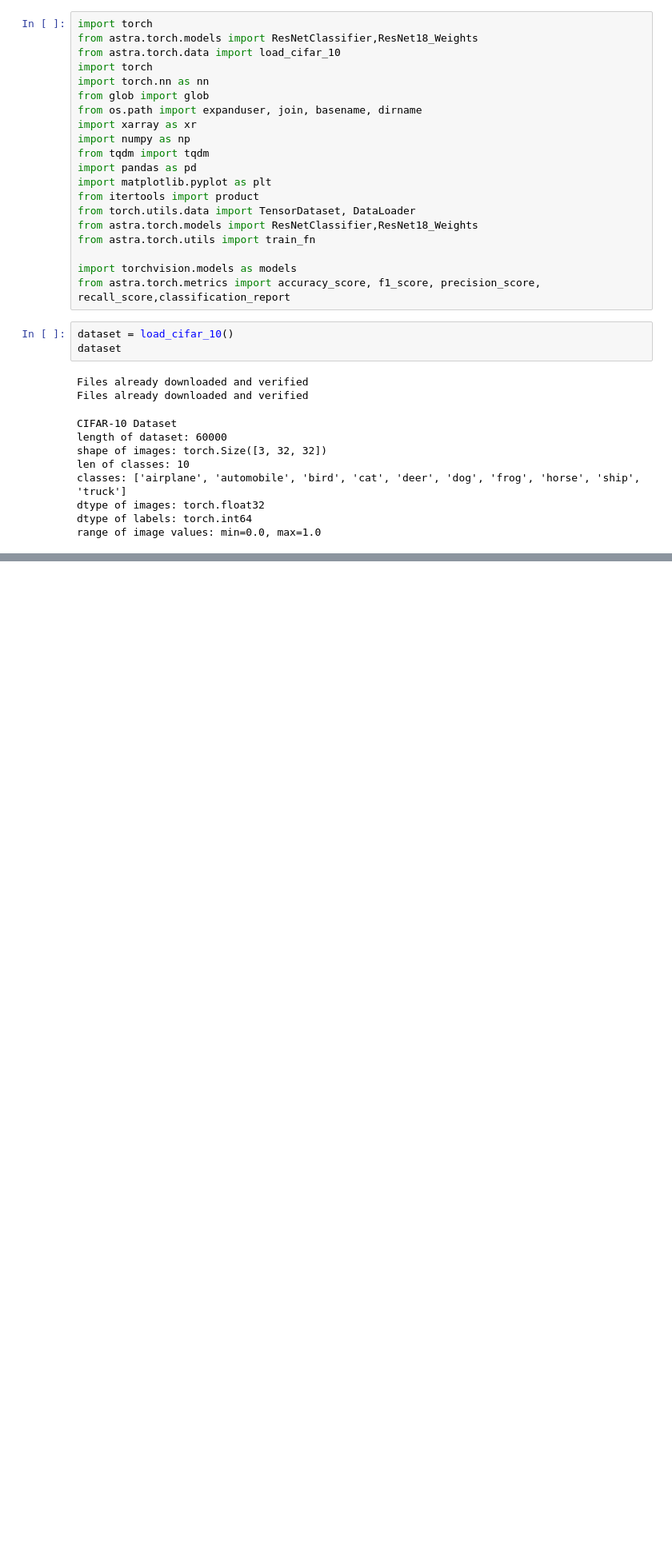
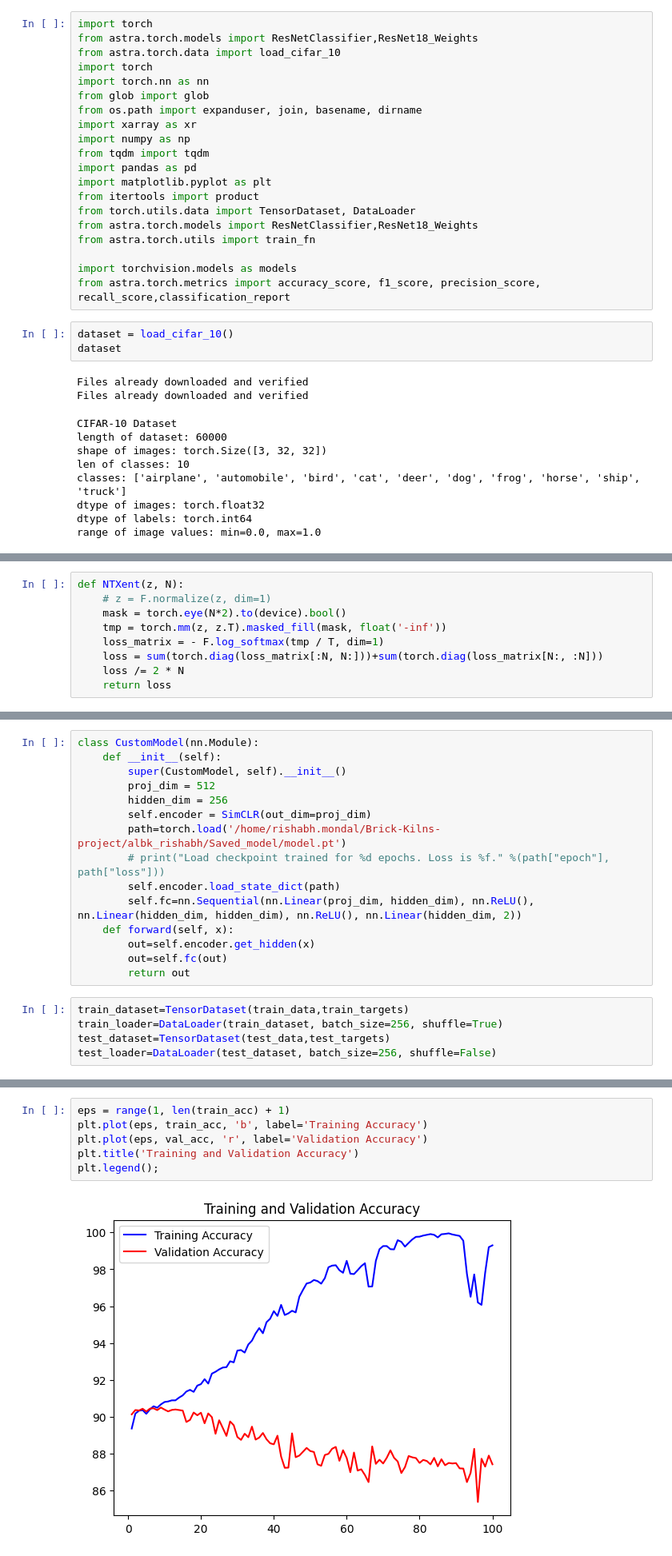
Before and after one commit to rishabh-mondal/albk_v2, a Jupyter notebook: SSL_Experiments/patchfill_experiments/patch_fill.ipynb, the cells around one changed output, grey strips where cells are left out. Shown: that part at 80% size. Cells and saved outputs as stored; diff of their text form; blank space fills up the shorter version.

```diff
--- a/SSL_Experiments/patchfill_experiments/patch_fill.ipynb
+++ b/SSL_Experiments/patchfill_experiments/patch_fill.ipynb
@@ -574,0 +218,9 @@ tensor([[[[0.0033, 0.0029, 0.0037,  ..., 0.0069, 0.0069, 0.0093],
+# %%
+def NTXent(z, N):
+    # z = F.normalize(z, dim=1)
+    mask = torch.eye(N*2).to(device).bool()
+    tmp = torch.mm(z, z.T).masked_fill(mask, float('-inf'))
+    loss_matrix = - F.log_softmax(tmp / T, dim=1)
+    loss = sum(torch.diag(loss_matrix[:N, N:]))+sum(torch.diag(loss_matrix[N:, :N]))
+    loss /= 2 * N
+    return loss
@@ -574,0 +291,20 @@ tensor([[[[0.0033, 0.0029, 0.0037,  ..., 0.0069, 0.0069, 0.0093],
+# %%
+class CustomModel(nn.Module):
+    def __init__(self):
+        super(CustomModel, self).__init__()
+        proj_dim = 512
+        hidden_dim = 256
+        self.encoder = SimCLR(out_dim=proj_dim)
+        path=torch.load('/home/rishabh.mondal/Brick-Kilns-project/albk_rishabh/Saved_model/model.pt')
+        # print("Load checkpoint trained for %d epochs. Loss is %f." %(path["epoch"], path["loss"]))
+        self.encoder.load_state_dict(path)
+        self.fc=nn.Sequential(nn.Linear(proj_dim, hidden_dim), nn.ReLU(), nn.Linear(hidden_dim, hidden_dim), nn.ReLU(), nn.Linear(hidden_dim, 2))
+    def forward(self, x):
+        out=self.encoder.get_hidden(x)
+        out=self.fc(out)
+        return out
+# %%
+train_dataset=TensorDataset(train_data,train_targets)
+train_loader=DataLoader(train_dataset, batch_size=256, shuffle=True)
+test_dataset=TensorDataset(test_data,test_targets)
+test_loader=DataLoader(test_dataset, batch_size=256, shuffle=False)
@@ -574,0 +383,8 @@ tensor([[[[0.0033, 0.0029, 0.0037,  ..., 0.0069, 0.0069, 0.0093],
+# %%
+eps = range(1, len(train_acc) + 1)
+plt.plot(eps, train_acc, 'b', label='Training Accuracy')
+plt.plot(eps, val_acc, 'r', label='Validation Accuracy')
+plt.title('Training and Validation Accuracy')
+plt.legend();
+# %% [output]
+[figure, added]
```
Also changed, not shown: parts of 36 cells of this notebook.
